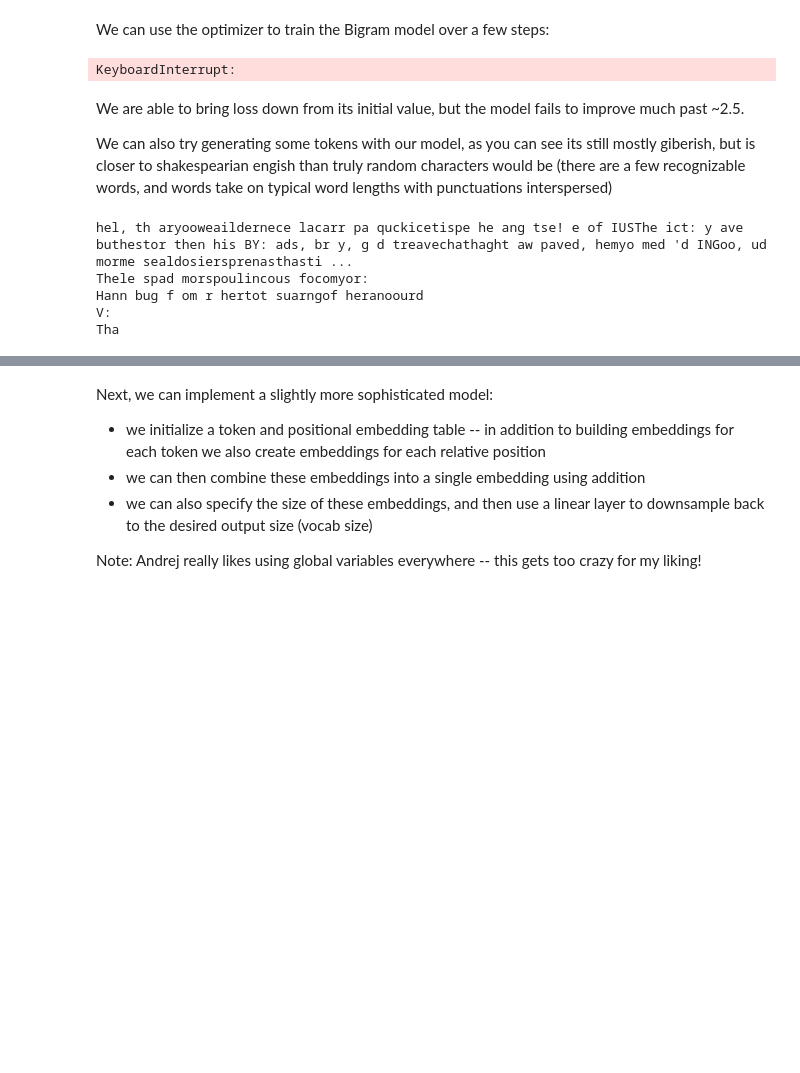
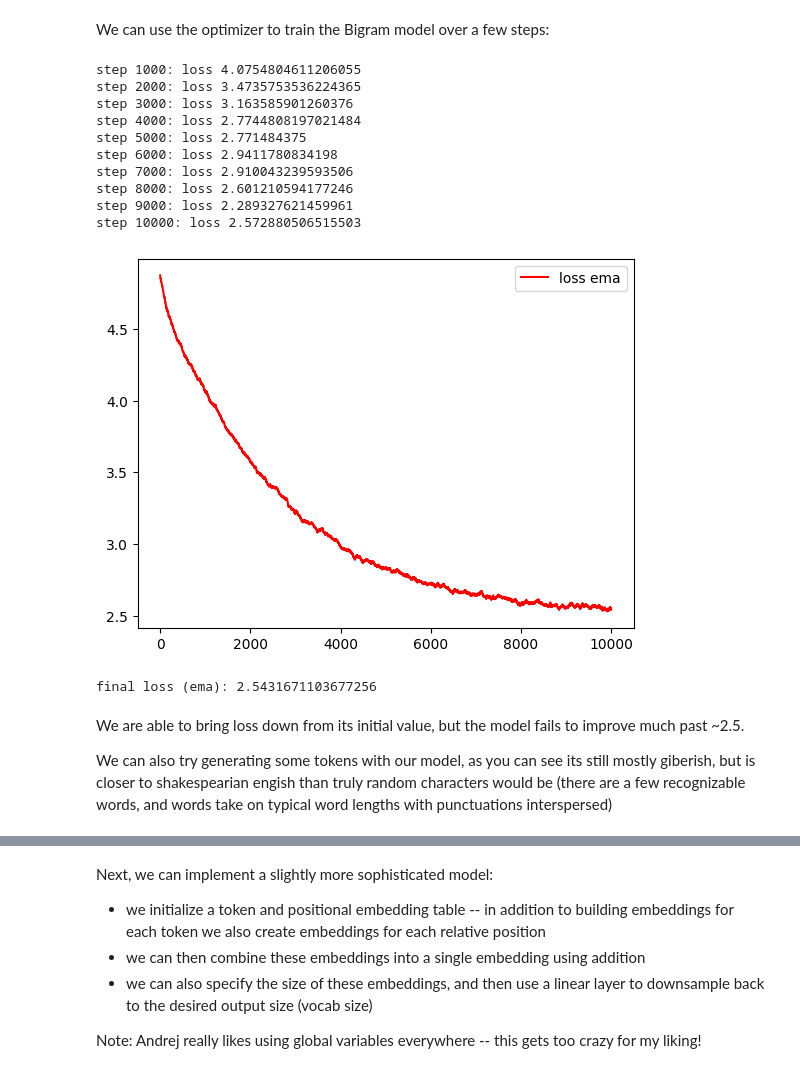
Before and after one commit to lowrollr/nn_zero_to_hero, a Jupyter notebook: l7_gpt/lecture.ipynb, the cells around one changed output, grey strips where cells are left out. Drawn from its saved outputs; the diff is of its cells as text; code cells hidden in the pictures; blank space fills up the shorter version.

```diff
--- a/l7_gpt/lecture.ipynb
+++ b/l7_gpt/lecture.ipynb
@@ -135,6 +119,41 @@ when input is [25, 17, 27, 10, 0, 21, 1] the target: 54
 when input is [25, 17, 27, 10, 0, 21, 1, 54] the target: 39
 # %% [markdown]
 Now that we have our input/label generation sorted, we can start training a model. We can start with the BigramLanguageModel we've implemented in previous lectures as a baseline. We simply look up a probabilitiy distribution in the token embedding table and use that to predict the next character.
+# %%
+def train(model, num_steps, learning_rate=1e-3, optimizer=None, print_every=1000):
+    if optimizer is None:
+        optimizer = torch.optim.AdamW(model.parameters(), lr=learning_rate)
+    model.train()
+    losses = []
+    for step in range(1, num_steps+1):
+        optimizer.zero_grad()
+        x, y = get_batch('train')
+        logits, loss = model(x, y)
+        loss.backward()
+        optimizer.step()
+        if step % print_every == 0:
+            print(f'step {step}: loss {loss.item()}')
+        losses.append(loss.item())
+
+    return losses
+
+
+def plot_ema(losses, gamma=0.99, title='ema'):
+    ema = losses[0]
+    ema_losses = []
+    for i, l in enumerate(losses):
+        ema = gamma * ema + (1-gamma) * l
+        ema_losses.append(ema)
+    plt.plot(ema_losses, label='loss ema', color='red')
+    plt.legend()
+    plt.show()
+    print('final loss (ema):', ema_losses[-1])
+
+def generate_text(model, max_new_tokens=100):
+    model.eval()
+    with torch.no_grad():
+        print(decode(model.generate(torch.zeros((1,1), dtype=torch.long, device=device), max_new_tokens=max_new_tokens)[0].tolist()))
+    model.train()
 # %%
 import torch.nn as nn
 from torch.nn import functional as F
@@ -184,30 +201,22 @@ optimizer = torch.optim.AdamW(m.parameters(), lr=1e-3)
 # %% [markdown]
 We can use the optimizer to train the Bigram model over a few steps:
-# %%
-import matplotlib.pyplot as plt
-batch_size = 32
-losses = []
-for steps in range(50000):
-    xb, yb = get_batch('train')
-
-    logits, loss = m(xb, yb)
-    losses.append(loss.item())
-    optimizer.zero_grad(set_to_none=True)
-    loss.backward()
-    optimizer.step()
-plt.plot(losses)
-plt.show()
-# %% [output]
-KeyboardInterrupt:
+# %%
+losses = train(m, 10000)
+plot_ema(losses)
+# %% [output]
+step 1000: loss 4.0754804611206055
+step 2000: loss 3.4735753536224365
+step 3000: loss 3.163585901260376
+step 4000: loss 2.7744808197021484
+step 5000: loss 2.771484375
+step 6000: loss 2.9411780834198
+step 7000: loss 2.910043239593506
+step 8000: loss 2.601210594177246
+step 9000: loss 2.289327621459961
+step 10000: loss 2.572880506515503
+[figure, added]
+final loss (ema): 2.5431671103677256
 # %% [markdown]
 We are able to bring loss down from its initial value, but the model fails to improve much past ~2.5.
 
 We can also try generating some tokens with our model, as you can see its still mostly giberish, but is closer to shakespearian engish than truly random characters would be (there are a few recognizable words, and words take on typical word lengths with punctuations interspersed)
-# %%
-print(decode(m.generate(torch.zeros((1,1), dtype=torch.long), max_new_tokens=300)[0].tolist()))
-# %% [output]
-hel, th aryooweaildernece lacarr pa quckicetispe he ang tse! e of IUSThe ict: y ave buthestor then his BY: ads, br y, g d treavechathaght aw paved, hemyo med 'd INGoo, ud morme sealdosiersprenasthasti ...
-Thele spad morspoulincous focomyor:
-Hann bug f om r hertot suarngof heranoourd
-V:
-Tha
```
Also changed, not shown: parts of 23 cells of this notebook.
